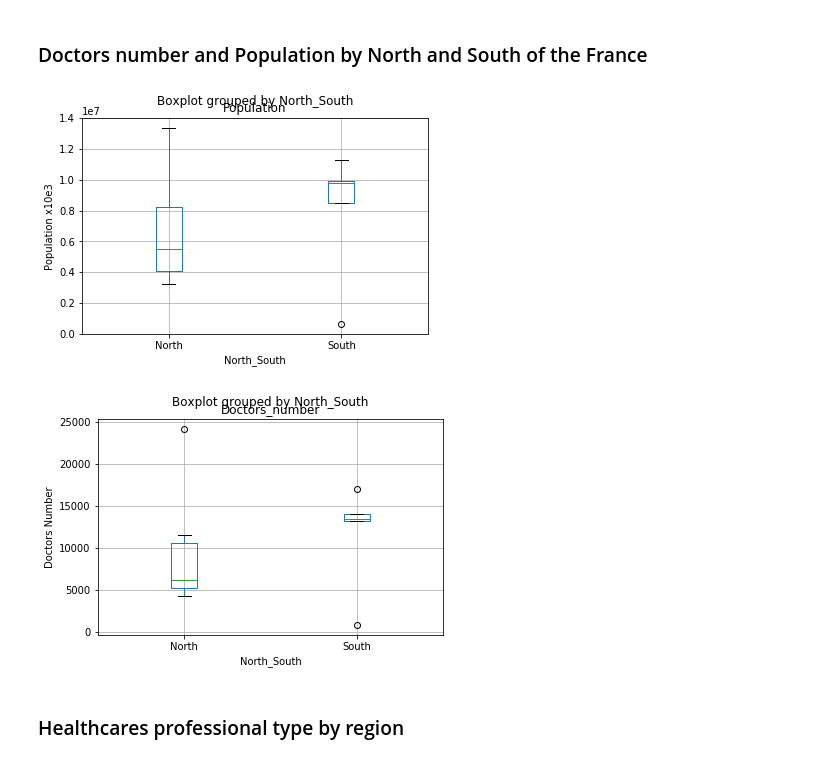
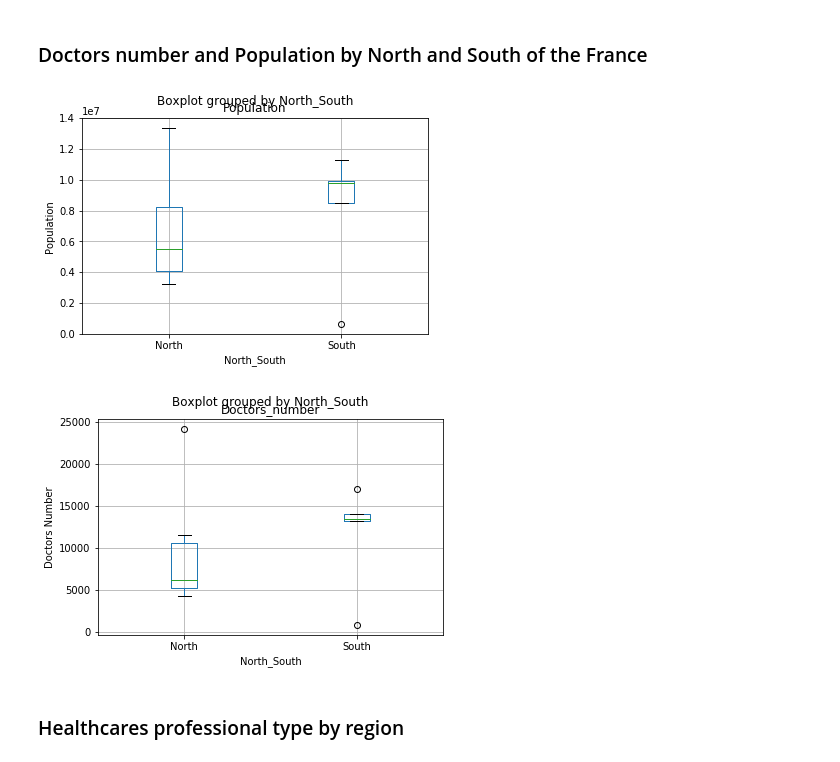
Before and after one commit to DianeDrl/Capstone-Project-1, a Jupyter notebook: Capstone Project 1.ipynb, the cells around one changed output. Cells and saved outputs as stored; diff of their text form; code cells hidden in the pictures.

```diff
--- a/Capstone Project 1.ipynb
+++ b/Capstone Project 1.ipynb
@@ -348,13 +348,13 @@ plt.show()
 ### Doctors number and Population by North and South of the France
 # %%
 Population_Doctors_by_region.boxplot(by='North_South',column='Population')
-plt.ylabel('Population x10e3')
+plt.ylabel('Population')
 plt.show()
 Population_Doctors_by_region.boxplot(by='North_South',column='Doctors_number')
 plt.ylabel('Doctors Number')
 plt.show()
 # %% [output]
-[figure, old version]
+[figure, new version]
 [figure]
 # %% [markdown]
 ### Healthcares professional type by region
```
Also changed, not shown: parts of 2 cells of this notebook.
